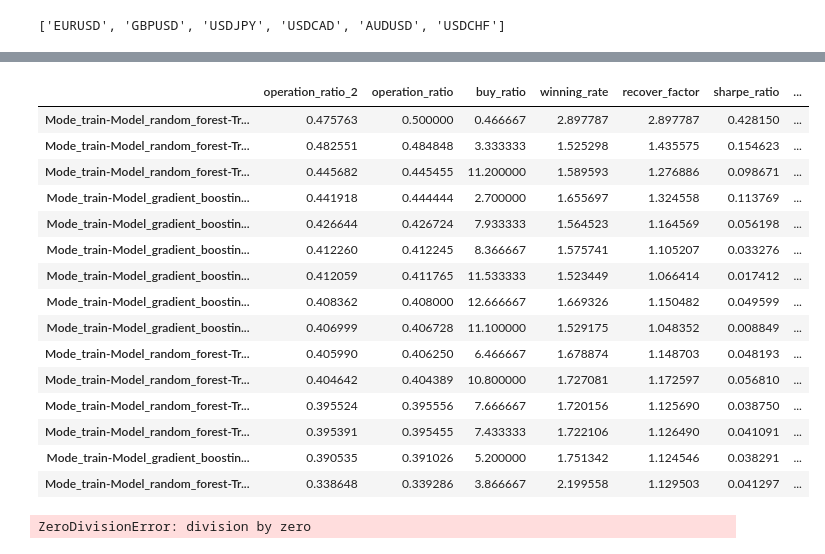
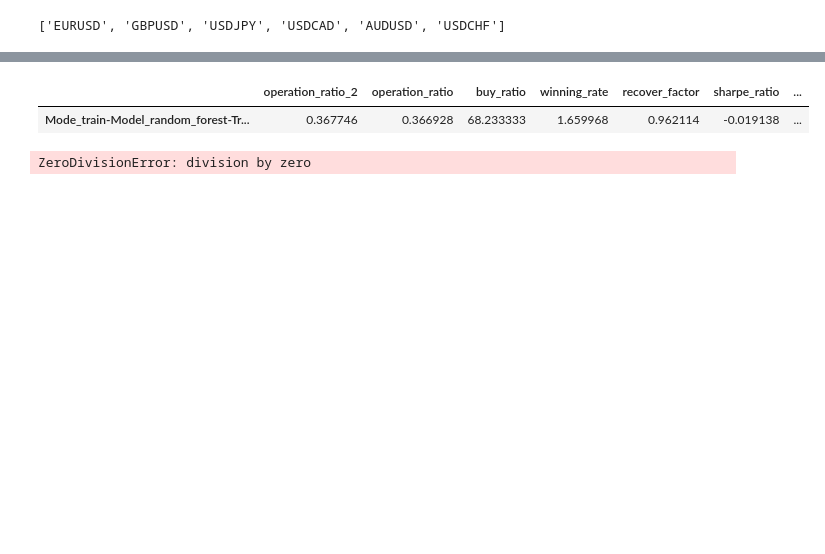
Before and after one commit to SaidJacobo/forex_ml_bot, a Jupyter notebook: see_all_experiments.ipynb, the cells around one changed output, grey strips where cells are left out. Cells and saved outputs as stored; diff of their text form; code cells hidden in the pictures; blank space fills up the shorter version.

```diff
--- a/see_all_experiments.ipynb
+++ b/see_all_experiments.ipynb
@@ -71,13 +75,13 @@ tickers
 # %%
 results_dict = {}
 
-for path in os.listdir('./backbone/data/experiments'):
+for path in os.listdir('./backbone/data/backtest/experiments'):
     if not path.endswith('.csv') and path.startswith('Mode_train'):
         print(path)
         results_dict[path] = {}
 
         try:
-            wallet = pd.read_csv(os.path.join('./backbone/data/experiments', path, 'wallet.csv'))
+            wallet = pd.read_csv(os.path.join('./backbone/data/backtest/experiments', path, 'wallet.csv'))
 
             final_wallet_value = wallet.tail(1).iloc[0]['wallet']
             initial_wallet_value = 100
@@ -87,9 +91,9 @@ for path in os.listdir('./backbone/data/experiments'):
             results_dict[path]['wallet'] = 0
 
         try:
-            orders = pd.read_csv(os.path.join('./backbone/data/experiments', path, 'orders.csv'))
-            results_dict[path]['buys'] = orders[orders['open_date'].notna()].shape[0]
-            results_dict[path]['sells'] = orders[orders['close_date'].notna()].shape[0]
+            orders = pd.read_csv(os.path.join('./backbone/data/backtest/experiments', path, 'orders.csv'))
+            results_dict[path]['buys'] = orders[orders['open_time'].notna()].shape[0]
+            results_dict[path]['sells'] = orders[orders['close_time'].notna()].shape[0]
 
             avg_incomes = orders.groupby('ticker')['profit'].sum().mean()
             results_dict[path]['avg_incomes'] = avg_incomes
@@ -114,15 +118,15 @@ for path in os.listdir('./backbone/data/experiments'):
             results_dict[path]['operation_ratio'] = 0
 
         try:
-            train_results = pd.read_csv(os.path.join('./backbone/data/experiments', path, 'trainres.csv'))
+            train_results = pd.read_csv(os.path.join('./backbone/data/backtest/experiments', path, 'trainres.csv'))
             avg_train_auc = train_results['auc'].mean()
             results_dict[path]['avg_train_auc'] = avg_train_auc
         except:
             results_dict[path]['avg_train_auc'] = 0
 
         try:
-            stock_predictions = pd.read_csv(os.path.join('./backbone/data/experiments', path, 'preds.csv'))
-            true_values = pd.read_csv(os.path.join('./backbone/data/experiments', path, 'truevals.csv'))
+            stock_predictions = pd.read_csv(os.path.join('./backbone/data/backtest/experiments', path, 'preds.csv'))
+            true_values = pd.read_csv(os.path.join('./backbone/data/backtest/experiments', path, 'truevals.csv'))
 
             avg_auc_score = calculate_auc_avg(tickers, stock_predictions, true_values)
             results_dict[path]['avg_test_auc'] = avg_auc_score
@@ -156,37 +144,23 @@ results['operation_ratio_2'] = ((1 + beta**2) * results['operation_ratio'] * res
 # %%
 results.sort_values(by=['wallet'], ascending=[False])[
     [
         'operation_ratio_2',
         'operation_ratio',
         'buy_ratio',
         'winning_rate',
         'recover_factor',
         'sharpe_ratio',
         'max_drawdown',
         'good_operations',
         'bad_operations',
         'avg_train_auc',
         'avg_test_auc',
         'wallet',
     ]
-].head(15).sort_values(by=['operation_ratio'], ascending=[False])
+].sort_values(by=['sharpe_ratio'], ascending=[False]).head(15)
 # %% [output]
 |  | operation_ratio_2 | operation_ratio | buy_ratio | winning_rate | recover_factor | sharpe_ratio | ... |
-| Mode_train-Model_random_forest-Tr... | 0.475763 | 0.500000 | 0.466667 | 2.897787 | 2.897787 | 0.428150 | ... |
-| Mode_train-Model_random_forest-Tr... | 0.482551 | 0.484848 | 3.333333 | 1.525298 | 1.435575 | 0.154623 | ... |
-| Mode_train-Model_random_forest-Tr... | 0.445682 | 0.445455 | 11.200000 | 1.589593 | 1.276886 | 0.098671 | ... |
-| Mode_train-Model_gradient_boostin... | 0.441918 | 0.444444 | 2.700000 | 1.655697 | 1.324558 | 0.113769 | ... |
-| Mode_train-Model_gradient_boostin... | 0.426644 | 0.426724 | 7.933333 | 1.564523 | 1.164569 | 0.056198 | ... |
-| Mode_train-Model_gradient_boostin... | 0.412260 | 0.412245 | 8.366667 | 1.575741 | 1.105207 | 0.033276 | ... |
-| Mode_train-Model_gradient_boostin... | 0.412059 | 0.411765 | 11.533333 | 1.523449 | 1.066414 | 0.017412 | ... |
-| Mode_train-Model_gradient_boostin... | 0.408362 | 0.408000 | 12.666667 | 1.669326 | 1.150482 | 0.049599 | ... |
-| Mode_train-Model_gradient_boostin... | 0.406999 | 0.406728 | 11.100000 | 1.529175 | 1.048352 | 0.008849 | ... |
-| Mode_train-Model_random_forest-Tr... | 0.405990 | 0.406250 | 6.466667 | 1.678874 | 1.148703 | 0.048193 | ... |
-| Mode_train-Model_random_forest-Tr... | 0.404642 | 0.404389 | 10.800000 | 1.727081 | 1.172597 | 0.056810 | ... |
-| Mode_train-Model_random_forest-Tr... | 0.395524 | 0.395556 | 7.666667 | 1.720156 | 1.125690 | 0.038750 | ... |
-| Mode_train-Model_random_forest-Tr... | 0.395391 | 0.395455 | 7.433333 | 1.722106 | 1.126490 | 0.041091 | ... |
-| Mode_train-Model_gradient_boostin... | 0.390535 | 0.391026 | 5.200000 | 1.751342 | 1.124546 | 0.038291 | ... |
-| Mode_train-Model_random_forest-Tr... | 0.338648 | 0.339286 | 3.866667 | 2.199558 | 1.129503 | 0.041297 | ... |
+| Mode_train-Model_random_forest-Tr... | 0.367746 | 0.366928 | 68.233333 | 1.659968 | 0.962114 | -0.019138 | ... |
 # %%
 0/0
 # %% [output]
```
Also changed, not shown: parts of 2 cells of this notebook, 6 other files.
